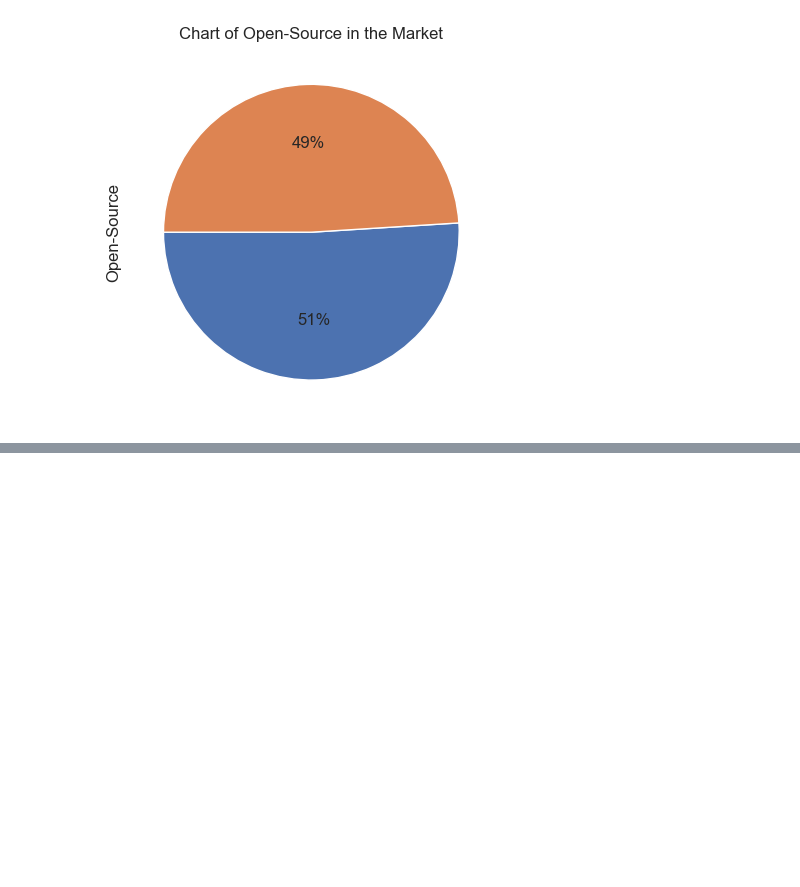
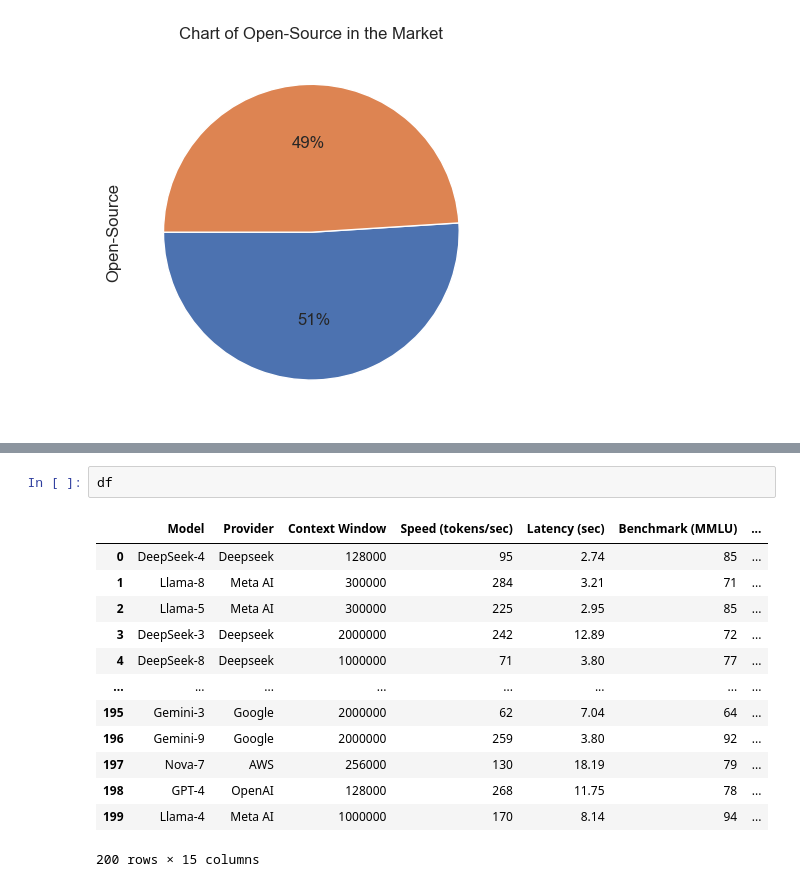
Before and after one commit to AungHtet2/Data-Analyst, a Jupyter notebook: Large Language Model/LLM_EDA.ipynb, the cells around one changed output, grey strips where cells are left out. Drawn from its saved outputs; the diff is of its cells as text; blank space fills up the shorter version.

```diff
--- a/Large Language Model/LLM_EDA.ipynb
+++ b/Large Language Model/LLM_EDA.ipynb
@@ -80,0 +121,16 @@ plt.show()
+# %%
+df
+# %% [output]
+|  | Model | Provider | Context Window | Speed (tokens/sec) | Latency (sec) | Benchmark (MMLU) | ... |
+| 0 | DeepSeek-4 | Deepseek | 128000 | 95 | 2.74 | 85 | ... |
+| 1 | Llama-8 | Meta AI | 300000 | 284 | 3.21 | 71 | ... |
+| 2 | Llama-5 | Meta AI | 300000 | 225 | 2.95 | 85 | ... |
+| 3 | DeepSeek-3 | Deepseek | 2000000 | 242 | 12.89 | 72 | ... |
+| 4 | DeepSeek-8 | Deepseek | 1000000 | 71 | 3.80 | 77 | ... |
+| ... | ... | ... | ... | ... | ... | ... | ... |
+| 195 | Gemini-3 | Google | 2000000 | 62 | 7.04 | 64 | ... |
+| 196 | Gemini-9 | Google | 2000000 | 259 | 3.80 | 92 | ... |
+| 197 | Nova-7 | AWS | 256000 | 130 | 18.19 | 79 | ... |
+| 198 | GPT-4 | OpenAI | 128000 | 268 | 11.75 | 78 | ... |
+| 199 | Llama-4 | Meta AI | 1000000 | 170 | 8.14 | 94 | ... |
+200 rows × 15 columns
```
Also changed, not shown: parts of 10 cells of this notebook.
